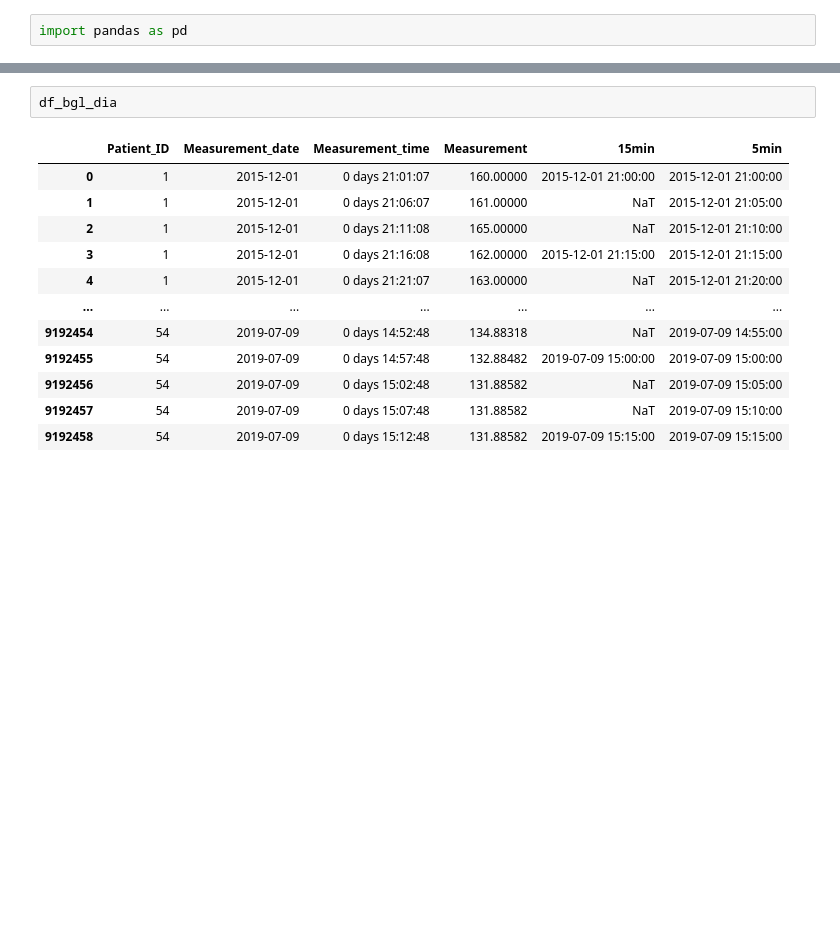
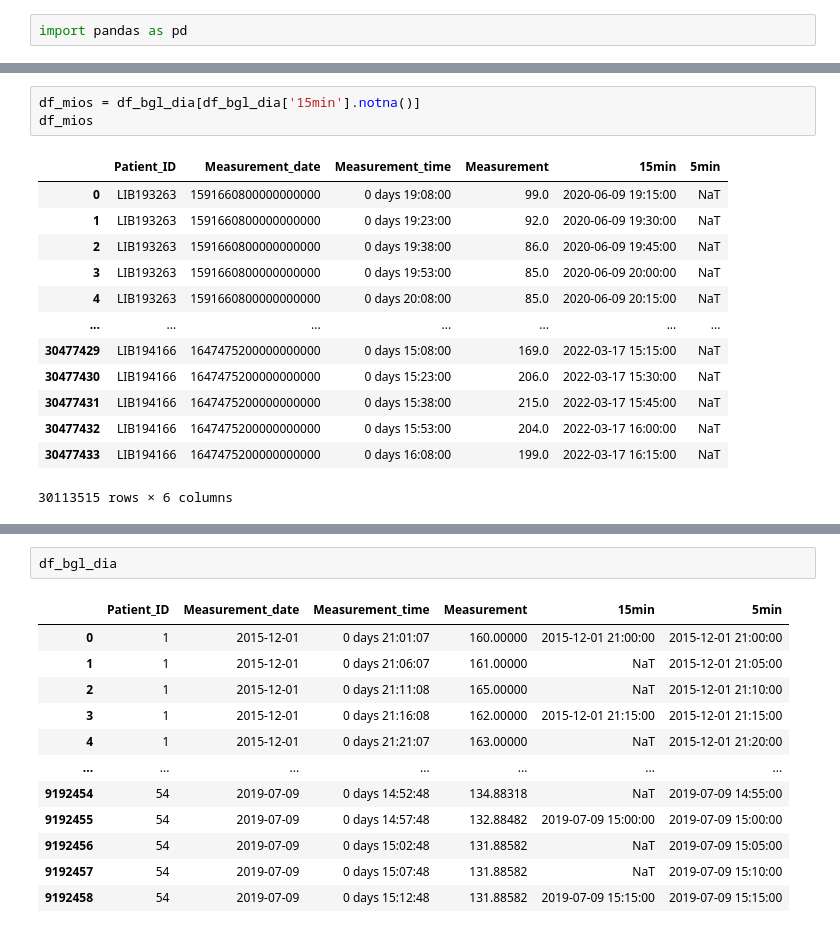
Before and after one commit to relief-t1d/relief-t1d-core, a Jupyter notebook: Miscellanea/Read_BGL.ipynb, the cells around one changed output, grey strips where cells are left out. Saved outputs shown, nothing was run; the diff lists cells and outputs as text; blank space fills up the shorter version.

```diff
--- a/Miscellanea/Read_BGL.ipynb
+++ b/Miscellanea/Read_BGL.ipynb
@@ -12,0 +110,17 @@ df_bgl_dia.head()
+# %%
+df_mios = df_bgl_dia[df_bgl_dia['15min'].notna()]
+df_mios
+# %% [output]
+|  | Patient_ID | Measurement_date | Measurement_time | Measurement | 15min | 5min |
+| 0 | LIB193263 | 1591660800000000000 | 0 days 19:08:00 | 99.0 | 2020-06-09 19:15:00 | NaT |
+| 1 | LIB193263 | 1591660800000000000 | 0 days 19:23:00 | 92.0 | 2020-06-09 19:30:00 | NaT |
+| 2 | LIB193263 | 1591660800000000000 | 0 days 19:38:00 | 86.0 | 2020-06-09 19:45:00 | NaT |
+| 3 | LIB193263 | 1591660800000000000 | 0 days 19:53:00 | 85.0 | 2020-06-09 20:00:00 | NaT |
+| 4 | LIB193263 | 1591660800000000000 | 0 days 20:08:00 | 85.0 | 2020-06-09 20:15:00 | NaT |
+| ... | ... | ... | ... | ... | ... | ... |
+| 30477429 | LIB194166 | 1647475200000000000 | 0 days 15:08:00 | 169.0 | 2022-03-17 15:15:00 | NaT |
+| 30477430 | LIB194166 | 1647475200000000000 | 0 days 15:23:00 | 206.0 | 2022-03-17 15:30:00 | NaT |
+| 30477431 | LIB194166 | 1647475200000000000 | 0 days 15:38:00 | 215.0 | 2022-03-17 15:45:00 | NaT |
+| 30477432 | LIB194166 | 1647475200000000000 | 0 days 15:53:00 | 204.0 | 2022-03-17 16:00:00 | NaT |
+| 30477433 | LIB194166 | 1647475200000000000 | 0 days 16:08:00 | 199.0 | 2022-03-17 16:15:00 | NaT |
+30113515 rows × 6 columns
```
Also changed, not shown: parts of 16 cells of this notebook, 45 other files.
